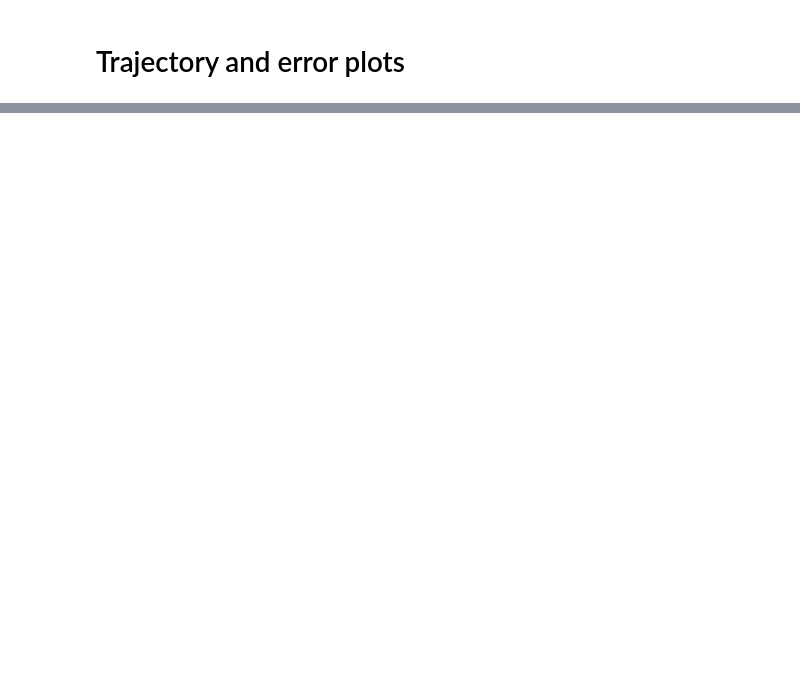
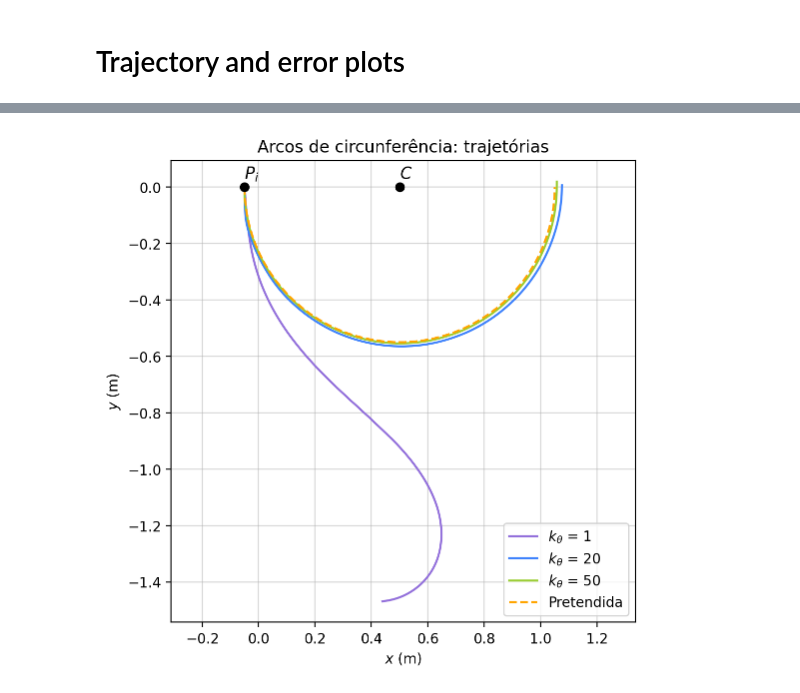
Before and after one commit to sergisousa/Robotica2026, a Jupyter notebook: Análises/Análise ktheta.ipynb, the cells around one changed output, grey strips where cells are left out. Drawn from its saved outputs; the diff is of its cells as text; code cells hidden in the pictures; blank space fills up the shorter version.

```diff
--- a/Análises/Análise ktheta.ipynb
+++ b/Análises/Análise ktheta.ipynb
@@ -285,0 +151,86 @@ k = 5, RMSE = 0.014
+# %%
+def find_n_min(x, y):
+    moving = np.where((x != x[0]) | (y != y[0]))[0]
+
+    if len(moving) == 0:
+        return 0
+
+    return moving[0]
+# %%
+for traj_type, sub in all_data.items():
+    if traj_type == 'Line':
+        title = 'Segmentos de reta'
+        traj_parms = Pix_line, Piy_line, Pfx_line, Pfy_line
+        des_traj = des_traj_line
+        error_f = error_line
+        n_max = n_max_line
+
+    elif traj_type == 'Arc':
+        title = "Arcos de circunferência"
+        traj_parms = Pix_arc, Piy_arc, Pcx_arc, Pcy_arc, alpha_arc
+        des_traj = des_traj_arc
+        error_f = error_arc
+        n_max = n_max_arc
+
+    else:
+        print("Trajetória desconhecida")
+        continue
+
+    fig_traj, ax_traj = plt.subplots(figsize=(6,6))
+    ax_traj.axis('equal')
+    ax_traj.set_title(title + ': trajetórias')
+    ax_traj.grid(grid_color, alpha = 0.5)
+    ax_traj.set_xlabel(r'$x$ (m)')
+    ax_traj.set_ylabel(r'$y$ (m)')
+
+    fig_error, ax_error = plt.subplots(figsize=(6,6))
+    ax_error.set_title(title + ': desvios nas trajetórias')
+    ax_error.grid(grid_color, alpha = 0.5)
+    ax_error.set_xlabel(r'$t$ (s)')
+    ax_error.set_ylabel('desvio (m)')
+
+    for i, (ktheta, data) in enumerate(sub.items()):
+        print(traj_type, ktheta, data.shape) # t, v, omega, x, y, theta
+
+        t = data[0]
+        x = data[3]
+        y = data[4]
+        theta = data[5]
+
+        n_min = find_n_min(x, y)
+        data = data[:, n_min:n_max[i]]
+
+        t = data[0] - data[0, 0]
+        x = data[3]
+        y = data[4]
+        theta = data[5]
+
+        # plot trajectory
+        ax_traj.plot(x, y, label = fr'$k_θ$ = {ktheta:.0f}', color = plot_colors[i])
+
+        e_theta, e_n, rmse = error_f(x, y, theta, *traj_parms)
+
+        ax_error.plot(t, e_n, label = f'$k_θ$ = {ktheta:.0f}, RMSE= {rmse:.3f}', color = plot_colors[i])
+
+    xd, yd = des_traj(*traj_parms)
+    ax_traj.plot(xd, yd, '--', label = 'Pretendida', color = plot_colors[i + 1])
+    ax_traj.legend(loc = 'lower right')
+
+    ax_error.axhline(0, linestyle = '--', color = plot_colors[i + 1])
+    ax_error.legend(loc = 'lower left')
+
+    if traj_type == 'Line':
+        ax_traj.plot(Pix_line, Piy_line, 'o', color='black')
+        ax_traj.text(Pix_line, Piy_line + 0.03, r'$P_i$', size='large')
+        ax_traj.plot(Pfx_line, Pfy_line, 'o', color='black')
+        ax_traj.text(Pfx_line-0.03, Pfy_line - 0.06, r'$P_f$', size='large')
+
+    elif traj_type == 'Arc':
+        ax_traj.plot(Pcx_arc, Pcy_arc, 'o', color = 'black')
+        ax_traj.text(Pcx_arc, Pcy_arc + 0.03, r'$C$', size='large')
+        ax_traj.plot(Pix_arc, Piy_arc, 'o', color = 'black')
+        ax_traj.text(Pix_arc, Piy_arc + 0.03, r'$P_i$', size = 'large')
+
+    fig_traj.savefig(im_dir/f'traj_{title}_ktheta.png', dpi = 300, bbox_inches = 'tight')
+    fig_error.savefig(im_dir/f'error_{title}_ktheta.png', dpi = 300, bbox_inches = 'tight')
+# %% [output]
@@ -285,0 +243 @@ k = 5, RMSE = 0.014
+[figure, added]
```
Also changed, not shown: parts of 10 cells of this notebook, 16 other files.
